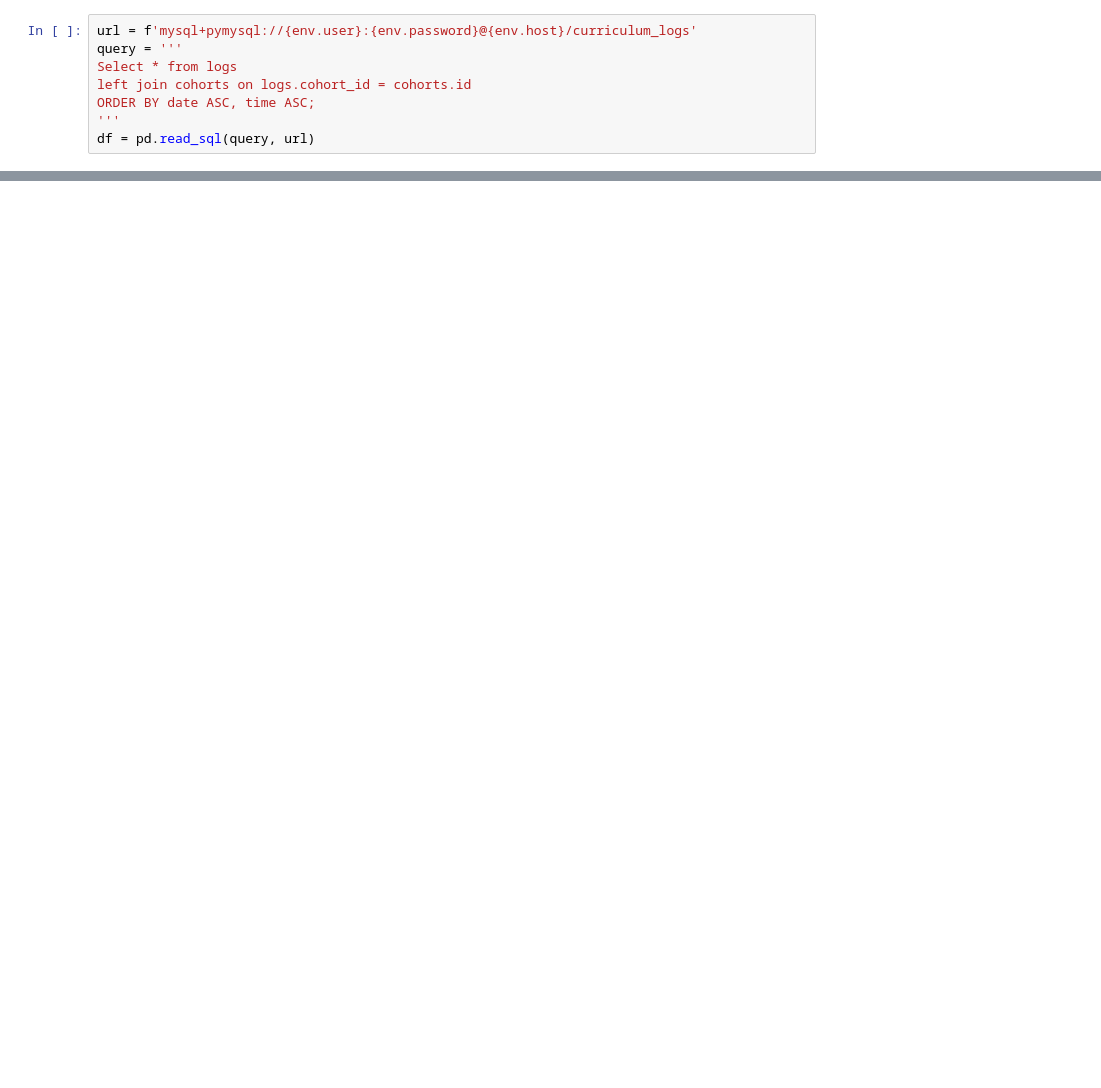
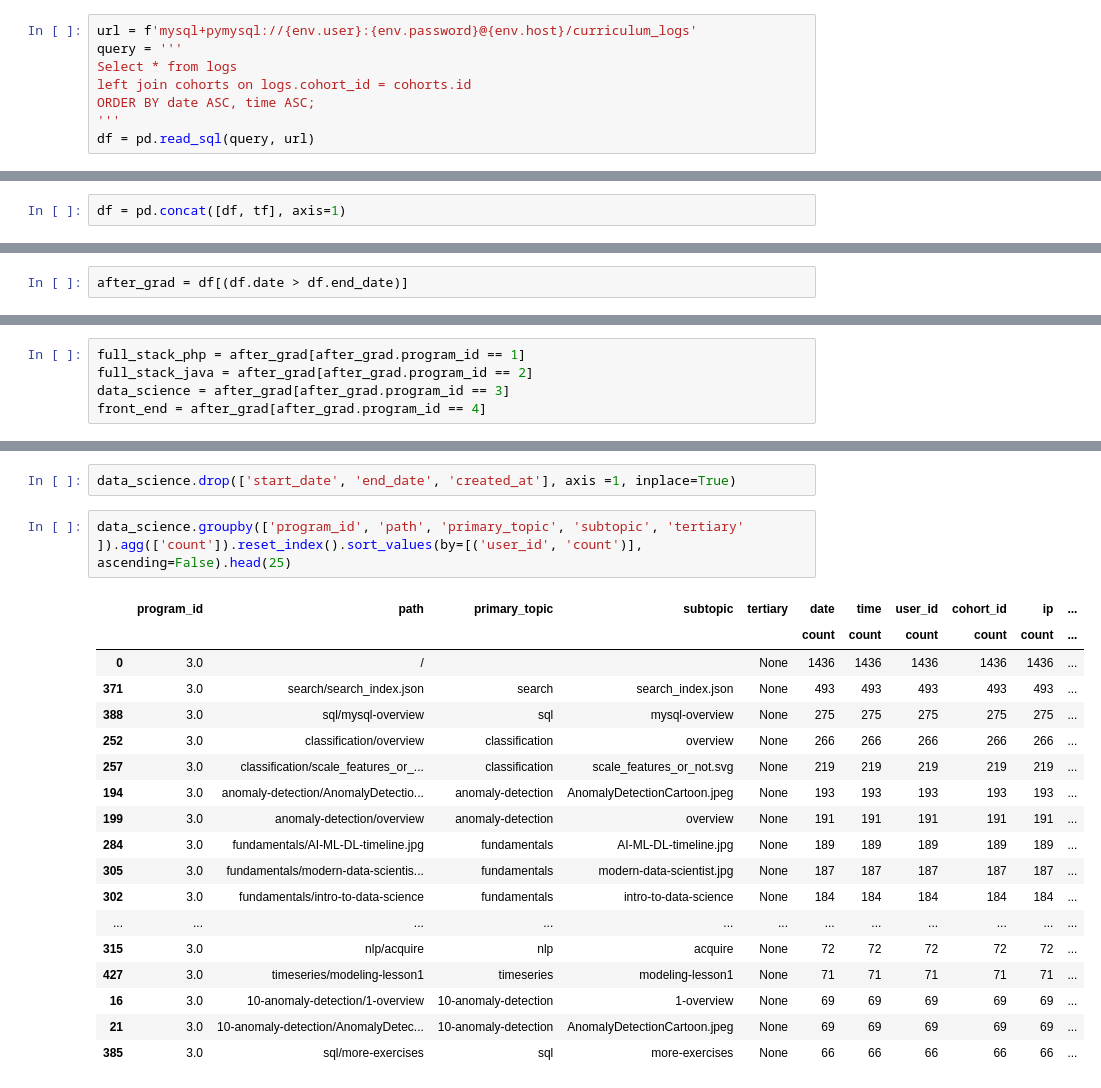
Before and after one commit to tim-keriazes/anomaly-detection-project, a Jupyter notebook: jarrid_workbook.ipynb, the cells around one changed output, grey strips where cells are left out. Cells and saved outputs as stored; diff of their text form; blank space fills up the shorter version.

```diff
--- a/jarrid_workbook.ipynb
+++ b/jarrid_workbook.ipynb
@@ -24,0 +82,2 @@ NameError: name 'df' is not defined
+# %%
+df = pd.concat([df, tf], axis=1)
@@ -24,0 +129,2 @@ NameError: name 'df' is not defined
+# %%
+after_grad = df[(df.date > df.end_date)]
@@ -24,0 +136,5 @@ NameError: name 'df' is not defined
+# %%
+full_stack_php = after_grad[after_grad.program_id == 1]
+full_stack_java = after_grad[after_grad.program_id == 2]
+data_science = after_grad[after_grad.program_id == 3]
+front_end = after_grad[after_grad.program_id == 4]
@@ -24,0 +272,23 @@ NameError: name 'df' is not defined
+# %%
+data_science.drop(['start_date', 'end_date', 'created_at'], axis =1, inplace=True)
+# %%
+data_science.groupby(['program_id', 'path', 'primary_topic', 'subtopic', 'tertiary' ]).agg(['count']).reset_index().sort_values(by=[('user_id', 'count')], ascending=False).head(25)
+# %% [output]
+|  | program_id | path | primary_topic | subtopic | tertiary | date | time | user_id | cohort_id | ip | ... |
+|  |  |  |  |  |  | count | count | count | count | count | ... |
+| 0 | 3.0 | / |  |  | None | 1436 | 1436 | 1436 | 1436 | 1436 | ... |
+| 371 | 3.0 | search/search_index.json | search | search_index.json | None | 493 | 493 | 493 | 493 | 493 | ... |
+| 388 | 3.0 | sql/mysql-overview | sql | mysql-overview | None | 275 | 275 | 275 | 275 | 275 | ... |
+| 252 | 3.0 | classification/overview | classification | overview | None | 266 | 266 | 266 | 266 | 266 | ... |
+| 257 | 3.0 | classification/scale_features_or_... | classification | scale_features_or_not.svg | None | 219 | 219 | 219 | 219 | 219 | ... |
+| 194 | 3.0 | anomaly-detection/AnomalyDetectio... | anomaly-detection | AnomalyDetectionCartoon.jpeg | None | 193 | 193 | 193 | 193 | 193 | ... |
+| 199 | 3.0 | anomaly-detection/overview | anomaly-detection | overview | None | 191 | 191 | 191 | 191 | 191 | ... |
+| 284 | 3.0 | fundamentals/AI-ML-DL-timeline.jpg | fundamentals | AI-ML-DL-timeline.jpg | None | 189 | 189 | 189 | 189 | 189 | ... |
+| 305 | 3.0 | fundamentals/modern-data-scientis... | fundamentals | modern-data-scientist.jpg | None | 187 | 187 | 187 | 187 | 187 | ... |
+| 302 | 3.0 | fundamentals/intro-to-data-science | fundamentals | intro-to-data-science | None | 184 | 184 | 184 | 184 | 184 | ... |
+| ... | ... | ... | ... | ... | ... | ... | ... | ... | ... | ... | ... |
+| 315 | 3.0 | nlp/acquire | nlp | acquire | None | 72 | 72 | 72 | 72 | 72 | ... |
+| 427 | 3.0 | timeseries/modeling-lesson1 | timeseries | modeling-lesson1 | None | 71 | 71 | 71 | 71 | 71 | ... |
+| 16 | 3.0 | 10-anomaly-detection/1-overview | 10-anomaly-detection | 1-overview | None | 69 | 69 | 69 | 69 | 69 | ... |
+| 21 | 3.0 | 10-anomaly-detection/AnomalyDetec... | 10-anomaly-detection | AnomalyDetectionCartoon.jpeg | None | 69 | 69 | 69 | 69 | 69 | ... |
+| 385 | 3.0 | sql/more-exercises | sql | more-exercises | None | 66 | 66 | 66 | 66 | 66 | ... |
```
Also changed, not shown: parts of 75 cells of this notebook.
